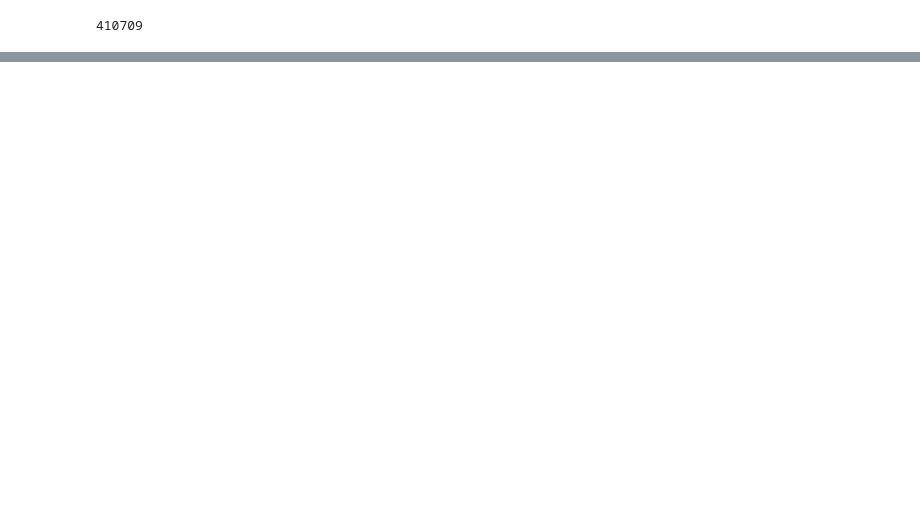
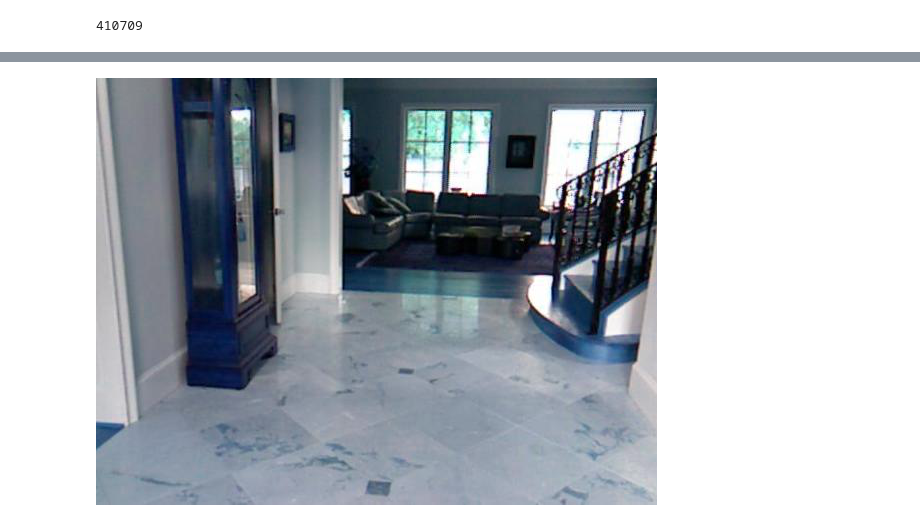
Before and after one commit to drschwenk/sunrgbd, a Jupyter notebook: expl_sun.ipynb, the cells around one changed output, grey strips where cells are left out. Saved outputs shown, nothing was run; the diff lists cells and outputs as text; code cells hidden in the pictures; blank space fills up the shorter version.

```diff
--- a/expl_sun.ipynb
+++ b/expl_sun.ipynb
@@ -55,2 +59,0 @@ Image.open(image_names[50])
-# %%
-anno_names = [iname for iname in all_ds_files if 'annotation/' in iname and not 'json_' in iname]
@@ -63 +60,10 @@ re.findall(img_pattern, ts1)
+# %%
+d2_anno_names = [iname for iname in all_ds_files if 'annotation2Dfinal/' in iname and not 'json_' in iname]
+d3_anno_names = [iname for iname in all_ds_files if 'annotation3Dfinal/' in iname and not 'json_' in iname]
+d2_3_anno_names = [iname for iname in all_ds_files if 'annotation2D3D/' in iname and not 'json_' in iname]
+anno_types = {
+    '2D': d2_anno_names,
+    '3D': d3_anno_names,
+    '2D3D': d2_3_anno_names
+}
 # %%
@@ -105,0 +176,20 @@ test_anno = list(sun_rgb_anno.values())[50]
+# %%
+test_img_dir = '/'.join(['./SUNRGBD/kv1', sun_rgb_anno[comp_k]['2D']['name']])
+frameData = readFrame(test_img_dir, True )
+
+imgRGBWithAnnotations = np.array(frameData.imgRGB, copy=True);
+
+for i in range(0, len(frameData.annotation2D)):
+
+    color = [rand.randint(0,255), rand.randint(0,255), rand.randint(0,255)]
+
+    cv2.fillPoly(imgRGBWithAnnotations, [frameData.annotation2D[i]], color)
+
+for i in range(0, len(frameData.annotation2D)):
+    data = frameData.annotation2D[i];
+    centroid = np.mean(data,axis=0)
+    cv2.putText(imgRGBWithAnnotations, frameData.labels2D[i], (int(centroid[0]), int(centroid[1])), cv2.FONT_HERSHEY_SIMPLEX, 0.7, [0,0,0],2)
+# %%
+Image.fromarray(frameData.imgRGB)
+# %% [output]
+[figure, added]
```
Also changed, not shown: parts of 90 cells of this notebook.
